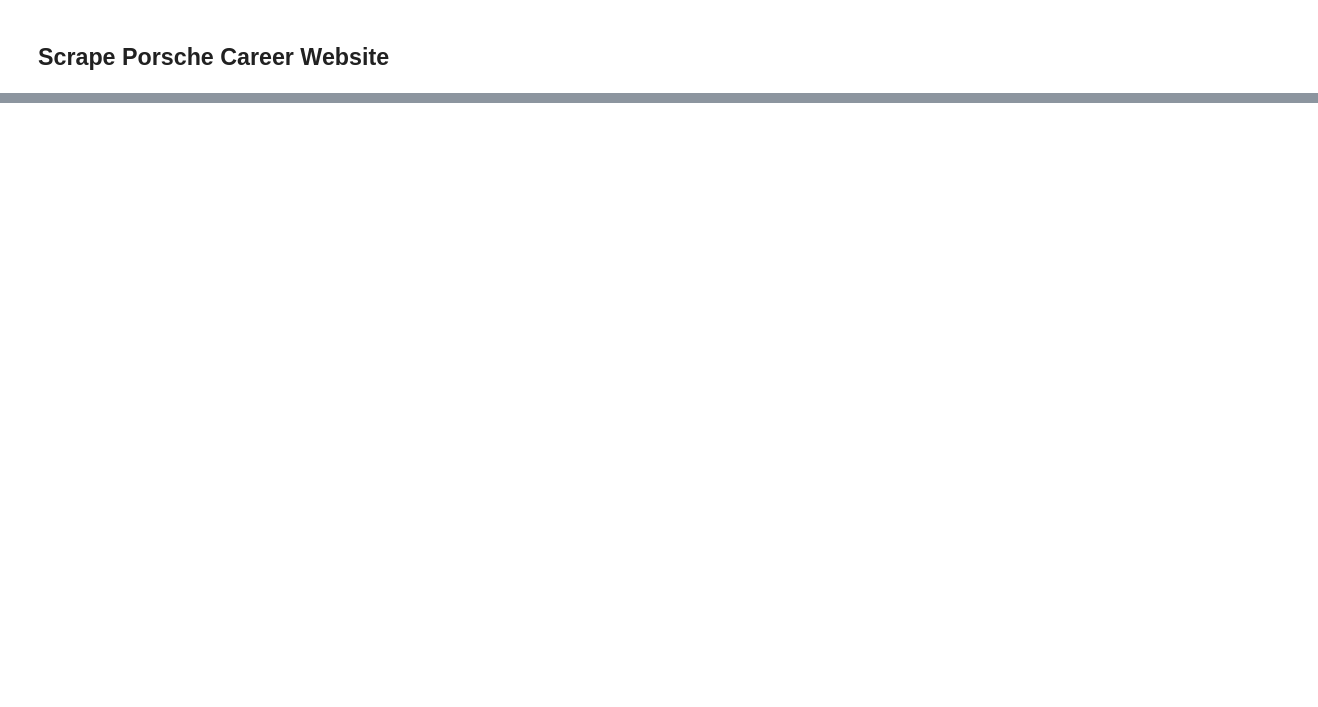
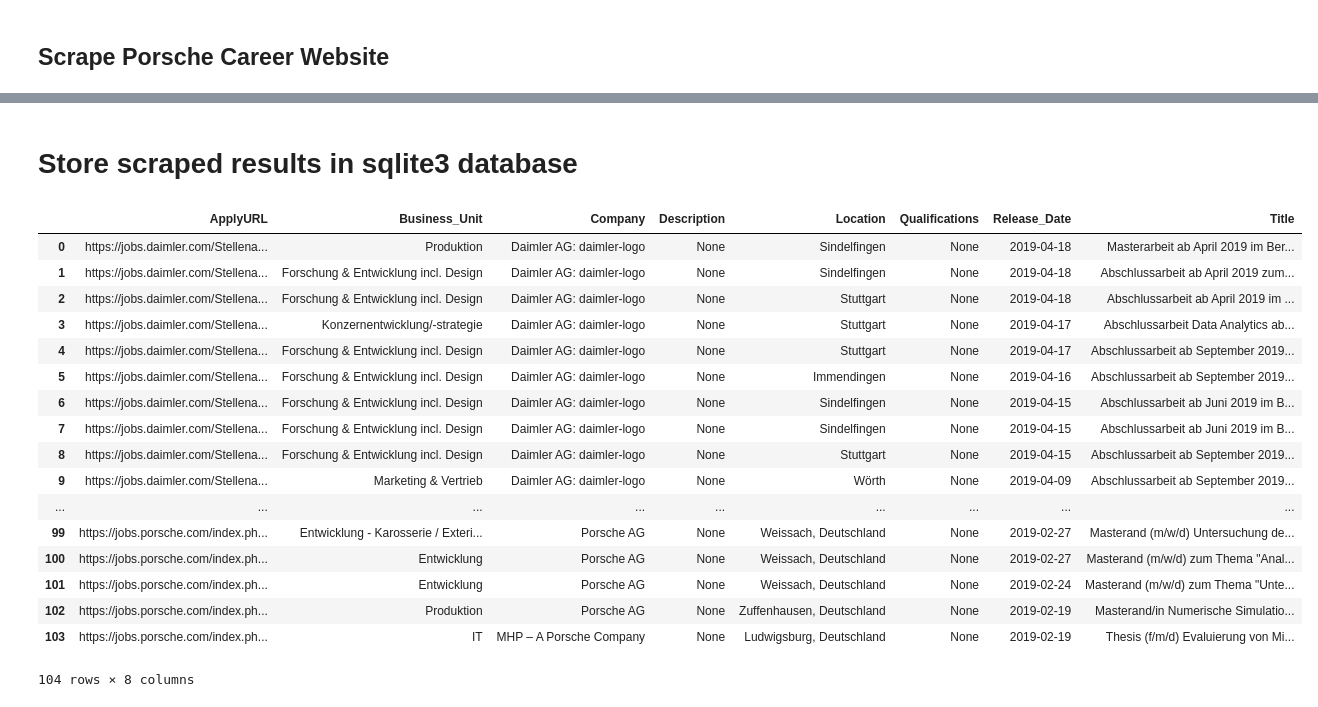
Before and after one commit to TimSchopf/job_locator_web_scraper, a Jupyter notebook: job_locator_web_scraper.ipynb, the cells around one changed output, grey strips where cells are left out. Drawn from its saved outputs; the diff is of its cells as text; code cells hidden in the pictures; blank space fills up the shorter version.

Commit message:
stored data in sqlite3 db

```diff
--- a/job_locator_web_scraper.ipynb
+++ b/job_locator_web_scraper.ipynb
@@ -178,0 +222,27 @@ porsche_releaseDate = porsche_data['SearchResult']['SearchResultItems'][i]['Matc
+# %% [markdown]
+# Store scraped results in sqlite3 database
+# %%
+# save 'data' DataFrame to persistent sqlite db
+conn = sqlite3.connect('thesis_offers.db')
+data.to_sql(name='thesis_offers', con=conn, index=False)
+# %%
+pd.read_sql('select * from thesis_offers', conn)
+# %% [output]
+|  | ApplyURL | Business_Unit | Company | Description | Location | Qualifications | Release_Date | Title |
+| 0 | https://jobs.daimler.com/Stellena... | Produktion | Daimler AG: daimler-logo | None | Sindelfingen | None | 2019-04-18 | Masterarbeit ab April 2019 im Ber... |
+| 1 | https://jobs.daimler.com/Stellena... | Forschung & Entwicklung incl. Design | Daimler AG: daimler-logo | None | Sindelfingen | None | 2019-04-18 | Abschlussarbeit ab April 2019 zum... |
+| 2 | https://jobs.daimler.com/Stellena... | Forschung & Entwicklung incl. Design | Daimler AG: daimler-logo | None | Stuttgart | None | 2019-04-18 | Abschlussarbeit ab April 2019 im ... |
+| 3 | https://jobs.daimler.com/Stellena... | Konzernentwicklung/-strategie | Daimler AG: daimler-logo | None | Stuttgart | None | 2019-04-17 | Abschlussarbeit Data Analytics ab... |
+| 4 | https://jobs.daimler.com/Stellena... | Forschung & Entwicklung incl. Design | Daimler AG: daimler-logo | None | Stuttgart | None | 2019-04-17 | Abschlussarbeit ab September 2019... |
+| 5 | https://jobs.daimler.com/Stellena... | Forschung & Entwicklung incl. Design | Daimler AG: daimler-logo | None | Immendingen | None | 2019-04-16 | Abschlussarbeit ab September 2019... |
+| 6 | https://jobs.daimler.com/Stellena... | Forschung & Entwicklung incl. Design | Daimler AG: daimler-logo | None | Sindelfingen | None | 2019-04-15 | Abschlussarbeit ab Juni 2019 im B... |
+| 7 | https://jobs.daimler.com/Stellena... | Forschung & Entwicklung incl. Design | Daimler AG: daimler-logo | None | Sindelfingen | None | 2019-04-15 | Abschlussarbeit ab Juni 2019 im B... |
+| 8 | https://jobs.daimler.com/Stellena... | Forschung & Entwicklung incl. Design | Daimler AG: daimler-logo | None | Stuttgart | None | 2019-04-15 | Abschlussarbeit ab September 2019... |
+| 9 | https://jobs.daimler.com/Stellena... | Marketing & Vertrieb | Daimler AG: daimler-logo | None | Wörth | None | 2019-04-09 | Abschlussarbeit ab September 2019... |
+| ... | ... | ... | ... | ... | ... | ... | ... | ... |
+| 99 | https://jobs.porsche.com/index.ph... | Entwicklung - Karosserie / Exteri... | Porsche AG | None | Weissach, Deutschland | None | 2019-02-27 | Masterand (m/w/d) Untersuchung de... |
+| 100 | https://jobs.porsche.com/index.ph... | Entwicklung | Porsche AG | None | Weissach, Deutschland | None | 2019-02-27 | Masterand (m/w/d) zum Thema "Anal... |
+| 101 | https://jobs.porsche.com/index.ph... | Entwicklung | Porsche AG | None | Weissach, Deutschland | None | 2019-02-24 | Masterand (m/w/d) zum Thema "Unte... |
+| 102 | https://jobs.porsche.com/index.ph... | Produktion | Porsche AG | None | Zuffenhausen, Deutschland | None | 2019-02-19 | Masterand/in Numerische Simulatio... |
+| 103 | https://jobs.porsche.com/index.ph... | IT | MHP – A Porsche Company | None | Ludwigsburg, Deutschland | None | 2019-02-19 | Thesis (f/m/d) Evaluierung von Mi... |
+104 rows × 8 columns
```
Also changed, not shown: parts of 11 cells of this notebook, 1 other file.
